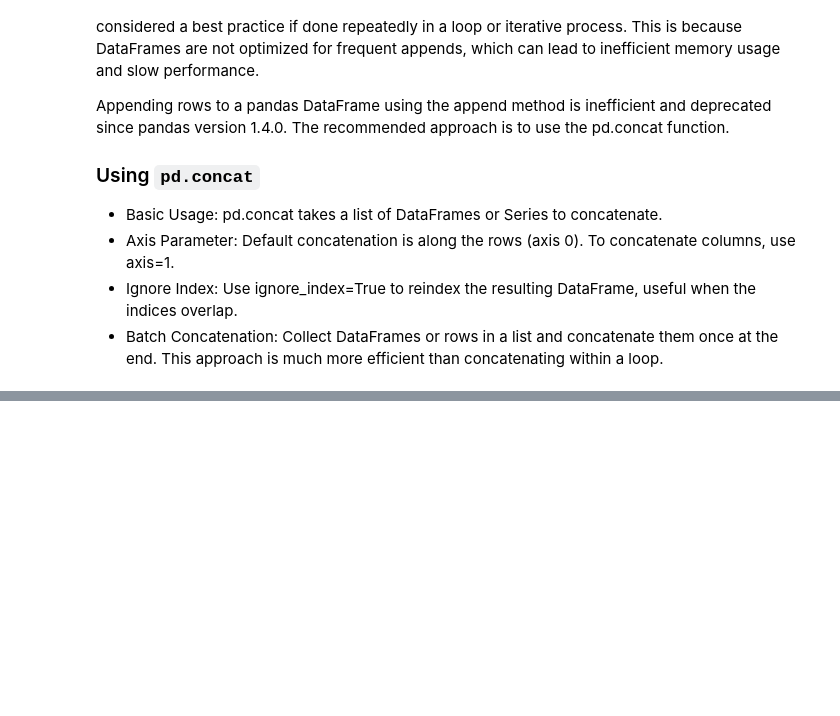
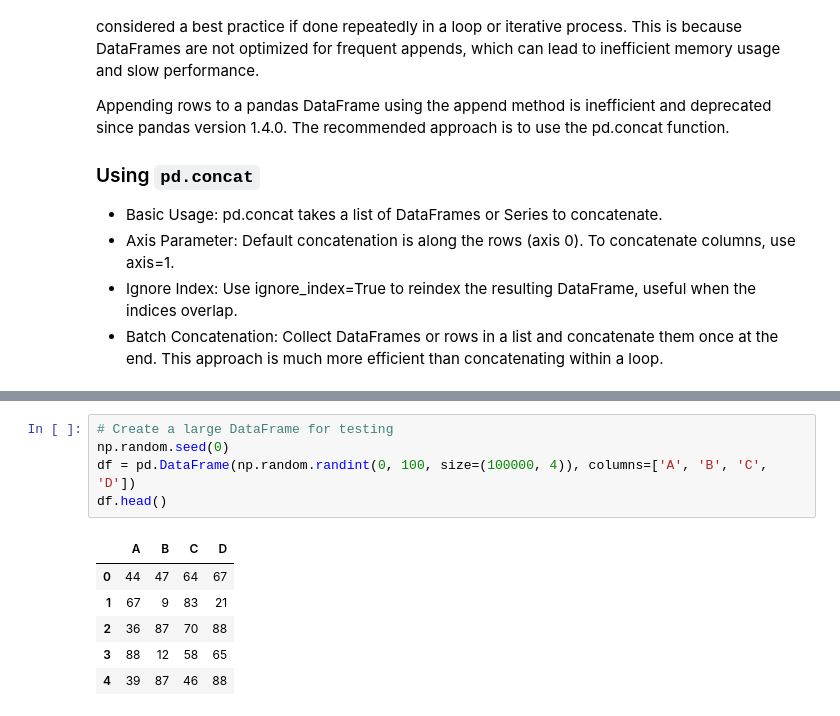
Before and after one commit to shrishtinigam/intermediate-python, a Jupyter notebook: 02_Efficient_Code_In_Pandas.ipynb, the cells around one changed output, grey strips where cells are left out. Drawn from its saved outputs; the diff is of its cells as text; blank space fills up the shorter version.

```diff
--- a/02_Efficient_Code_In_Pandas.ipynb
+++ b/02_Efficient_Code_In_Pandas.ipynb
@@ -51,0 +96,12 @@ NameError: name 'pd' is not defined
+# %%
+# Create a large DataFrame for testing
+np.random.seed(0)
+df = pd.DataFrame(np.random.randint(0, 100, size=(100000, 4)), columns=['A', 'B', 'C', 'D'])
+df.head()
+# %% [output]
+|  | A | B | C | D |
+| 0 | 44 | 47 | 64 | 67 |
+| 1 | 67 | 9 | 83 | 21 |
+| 2 | 36 | 87 | 70 | 88 |
+| 3 | 88 | 12 | 58 | 65 |
+| 4 | 39 | 87 | 46 | 88 |
```
Also changed, not shown: parts of 35 cells of this notebook.
